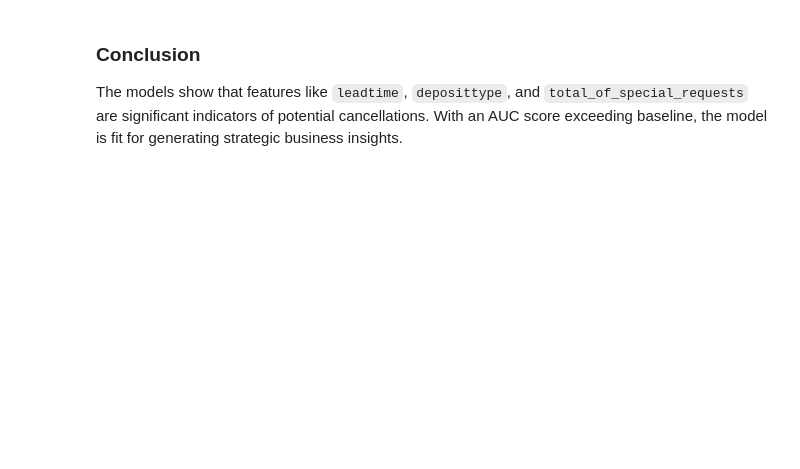
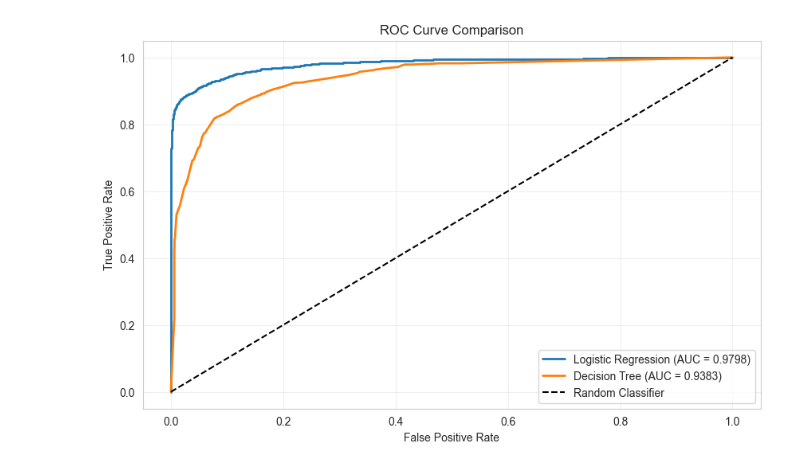
Before and after one commit to ROOPIKARAJ/Infotact-Team-23, a Jupyter notebook: WEEK3/predictive_modeling.ipynb, the cells around one changed output. Drawn from its saved outputs; the diff is of its cells as text; code cells hidden in the pictures; blank space fills up the shorter version.

Commit message:
feat: implement churn prediction pipeline with baseline classification models

```diff
--- a/WEEK3/predictive_modeling.ipynb
+++ b/WEEK3/predictive_modeling.ipynb
@@ -110,0 +137,24 @@ The ROC curve summarizes the trade-off between the true positive rate and false
+# %%
+## Baseline Model 2: Decision Tree Classifier
+
+# Train Decision Tree
+dt_classifier = DecisionTreeClassifier(random_state=42, max_depth=10)
+dt_classifier.fit(X_train, y_train)
+
+# Predictions
+y_pred_dt = dt_classifier.predict(X_test)
+y_pred_proba_dt = dt_classifier.predict_proba(X_test)[:, 1]
+
+# Evaluation metrics
+dt_acc = accuracy_score(y_test, y_pred_dt)
+dt_prec = precision_score(y_test, y_pred_dt)
+dt_rec = recall_score(y_test, y_pred_dt)
+dt_f1 = f1_score(y_test, y_pred_dt)
+dt_roc_auc = roc_auc_score(y_test, y_pred_proba_dt)
+
+print("Decision Tree Classifier Performance:")
+print(f"Accuracy: {dt_acc:.4f}")
+print(f"Precision: {dt_prec:.4f}")
+print(f"Recall: {dt_rec:.4f}")
+print(f"F1-Score: {dt_f1:.4f}")
+print(f"ROC-AUC: {dt_roc_auc:.4f}")
@@ -111,16 +191,19 @@ The ROC curve summarizes the trade-off between the true positive rate and false
 # %%
-fpr_log, tpr_log, _ = roc_curve(y_test, prob_log)
-fpr_tree, tpr_tree, _ = roc_curve(y_test, prob_tree)
+## ROC Curve Comparison
 
-plt.plot(fpr_log, tpr_log, label=f"Logistic Regression (AUC = {results_log['ROC-AUC']:.2f})")
-plt.plot(fpr_tree, tpr_tree, label=f"Decision Tree (AUC = {results_tree['ROC-AUC']:.2f})")
-plt.plot([0, 1], [0, 1], 'k--')
+# Calculate ROC curves
+fpr_log, tpr_log, _ = roc_curve(y_test, y_pred_proba_log)
+fpr_dt, tpr_dt, _ = roc_curve(y_test, y_pred_proba_dt)
+
+plt.figure(figsize=(10, 6))
+plt.plot(fpr_log, tpr_log, label=f'Logistic Regression (AUC = {log_roc_auc:.4f})', linewidth=2)
+plt.plot(fpr_dt, tpr_dt, label=f'Decision Tree (AUC = {dt_roc_auc:.4f})', linewidth=2)
+plt.plot([0, 1], [0, 1], 'k--', label='Random Classifier')
 plt.xlabel('False Positive Rate')
 plt.ylabel('True Positive Rate')
-plt.title('ROC Curve for Booking Cancellation Prediction')
+plt.title('ROC Curve Comparison')
 plt.legend()
+plt.grid(True, alpha=0.3)
 plt.show()
+# %% [output]
+[figure, added]
-# %% [markdown]
-### Conclusion
-
-The models show that features like `leadtime`, `deposittype`, and `total_of_special_requests` are significant indicators of potential cancellations. With an AUC score exceeding baseline, the model is fit for generating strategic business insights.
```
Also changed, not shown: parts of 22 cells of this notebook.
